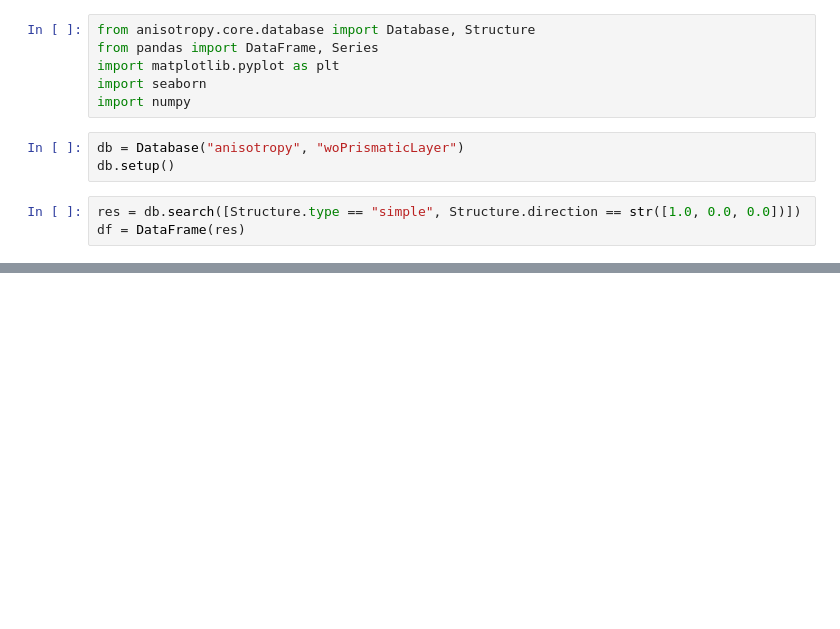
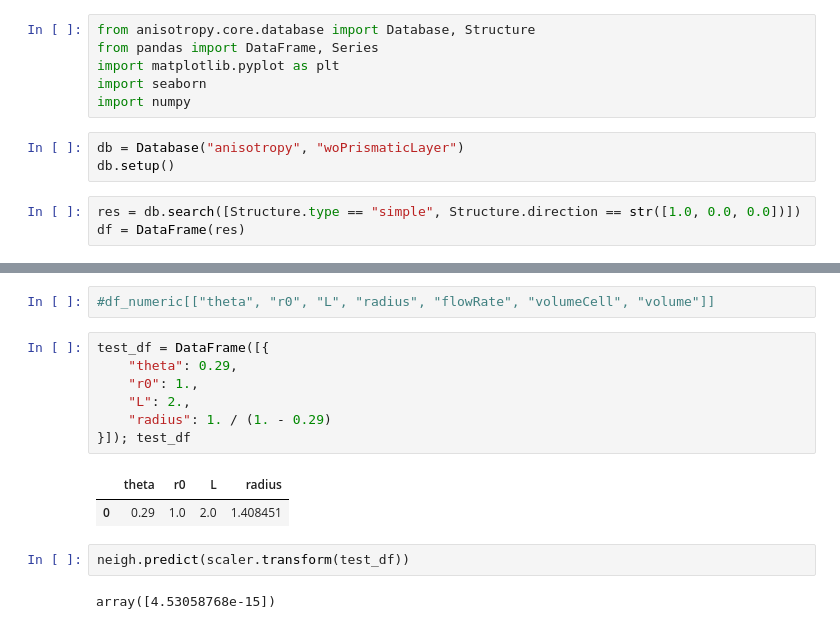
Before and after one commit to L-Nafaryus/anisotropy, a Jupyter notebook: playground/training-models.ipynb, the cells around one changed output, grey strips where cells are left out. Cells and saved outputs as stored; diff of their text form; blank space fills up the shorter version.

```diff
--- a/playground/anisotropy-playground.ipynb
+++ b/playground/training-models.ipynb
@@ -27,0 +52,16 @@ seaborn.heatmap(df_numeric.corr(), annot = True)
+# %%
+#df_numeric[["theta", "r0", "L", "radius", "flowRate", "volumeCell", "volume"]]
+# %%
+test_df = DataFrame([{
+    "theta": 0.29,
+    "r0": 1.,
+    "L": 2.,
+    "radius": 1. / (1. - 0.29)
+}]); test_df
+# %% [output]
+|  | theta | r0 | L | radius |
+| 0 | 0.29 | 1.0 | 2.0 | 1.408451 |
+# %%
+neigh.predict(scaler.transform(test_df))
+# %% [output]
+array([4.53058768e-15])
```
Also changed, not shown: parts of 8 cells of this notebook, 4 other files.
